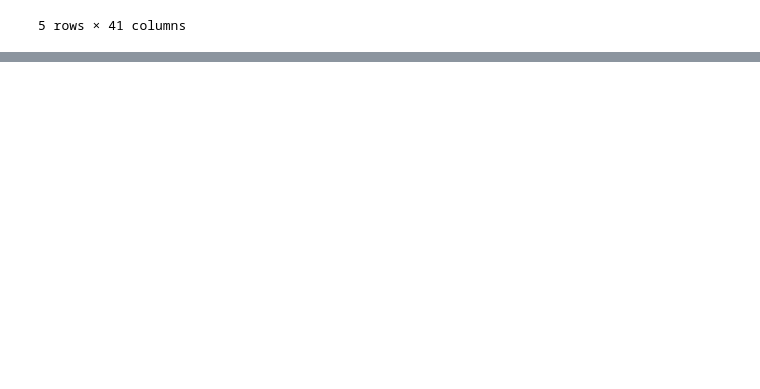
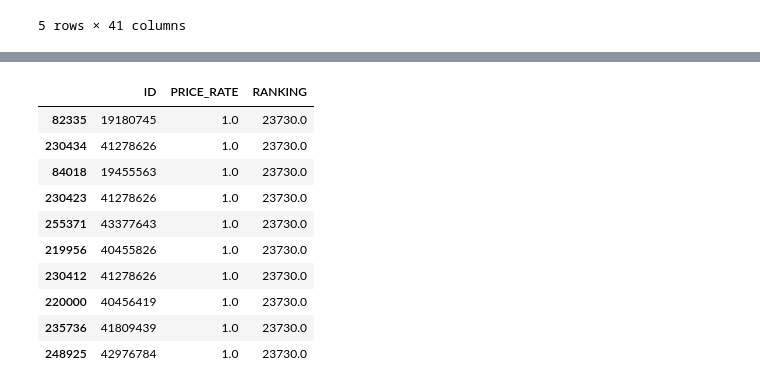
Before and after one commit to tylerxiety/rentalpricing, a Jupyter notebook: playground/nb_optimisation.ipynb, the cells around one changed output, grey strips where cells are left out. Drawn from its saved outputs; the diff is of its cells as text; code cells hidden in the pictures; blank space fills up the shorter version.

```diff
--- a/playground/nb_optimisation.ipynb
+++ b/playground/nb_optimisation.ipynb
@@ -52,0 +142,14 @@ df_test.head()
+# %%
+df_rank.tail(10)
+# %% [output]
+|  | ID | PRICE_RATE | RANKING |
+| 82335 | 19180745 | 1.0 | 23730.0 |
+| 230434 | 41278626 | 1.0 | 23730.0 |
+| 84018 | 19455563 | 1.0 | 23730.0 |
+| 230423 | 41278626 | 1.0 | 23730.0 |
+| 255371 | 43377643 | 1.0 | 23730.0 |
+| 219956 | 40455826 | 1.0 | 23730.0 |
+| 230412 | 41278626 | 1.0 | 23730.0 |
+| 220000 | 40456419 | 1.0 | 23730.0 |
+| 235736 | 41809439 | 1.0 | 23730.0 |
+| 248925 | 42976784 | 1.0 | 23730.0 |
```
Also changed, not shown: parts of 20 cells of this notebook, 5 other files.
